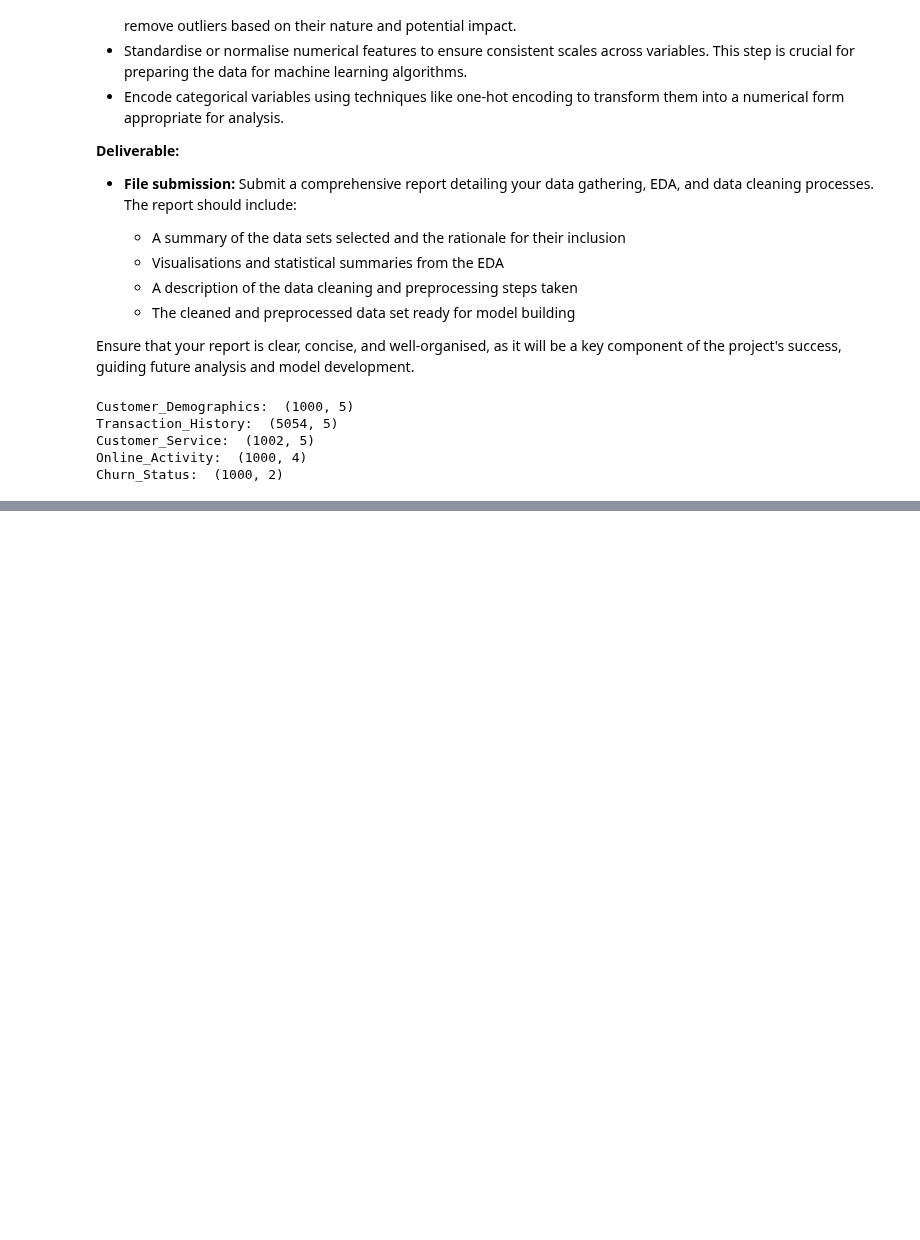
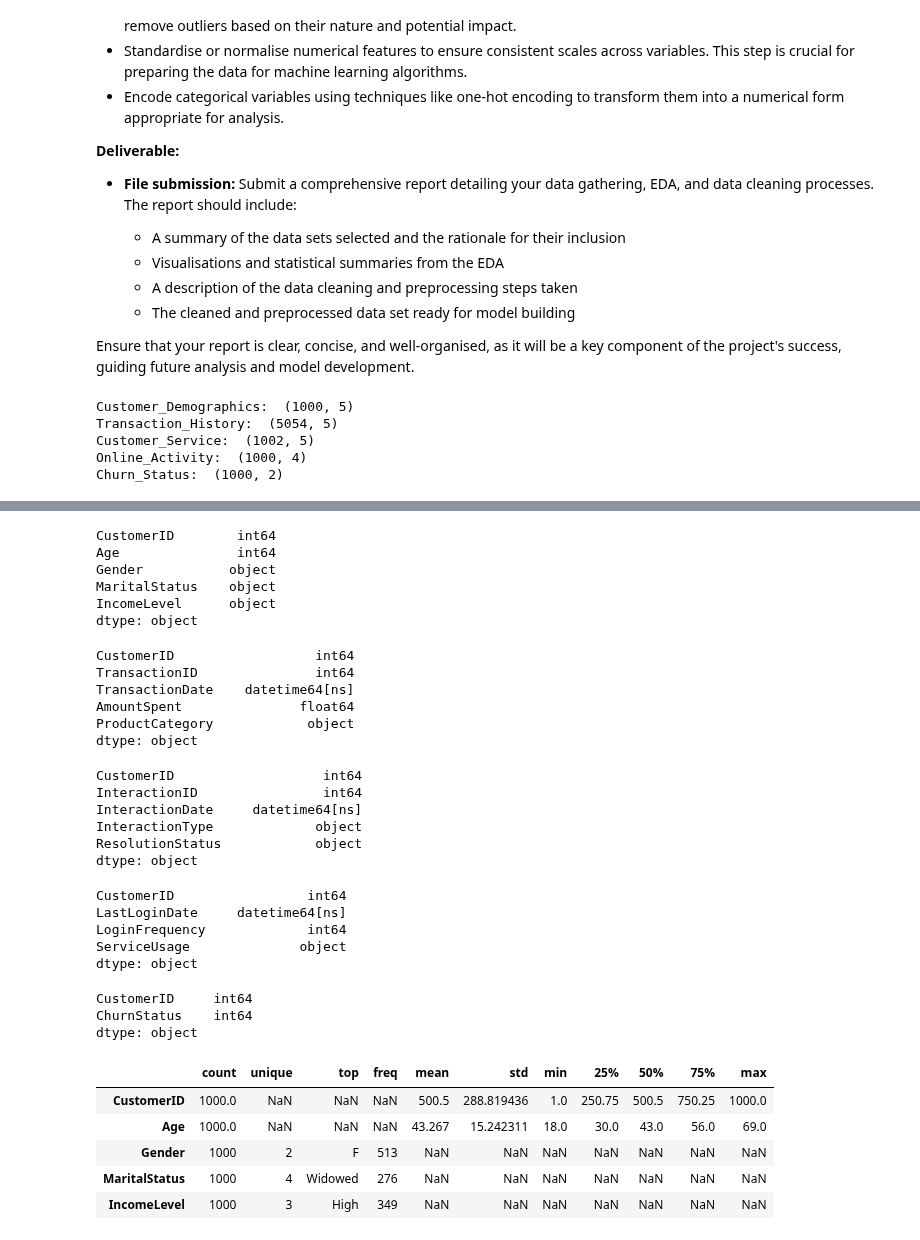
Before and after one commit to Akshay-Paunikar/Forage_Virtual_Internship_Program, a Jupyter notebook: LLYODS_BANKING_GROUP/01_Task_1_Data_gathering_and_exploratory_analysis/Task_1_Data_gathering_and_exploratory_analysis.ipynb, the cells around one changed output, grey strips where cells are left out. Saved outputs shown, nothing was run; the diff lists cells and outputs as text; code cells hidden in the pictures; blank space fills up the shorter version.

```diff
--- a/LLYODS_BANKING_GROUP/01_Task_1_Data_gathering_and_exploratory_analysis/Task_1_Data_gathering_and_exploratory_analysis.ipynb
+++ b/LLYODS_BANKING_GROUP/01_Task_1_Data_gathering_and_exploratory_analysis/Task_1_Data_gathering_and_exploratory_analysis.ipynb
@@ -234,0 +281,52 @@ Churn_Status:  (1000, 2)
+# %%
+# check the datatypes present
+customer.dtypes
+# %% [output]
+CustomerID        int64
+Age               int64
+Gender           object
+MaritalStatus    object
+IncomeLevel      object
+dtype: object
+# %%
+transaction.dtypes
+# %% [output]
+CustomerID                  int64
+TransactionID               int64
+TransactionDate    datetime64[ns]
+AmountSpent               float64
+ProductCategory            object
+dtype: object
+# %%
+service.dtypes
+# %% [output]
+CustomerID                   int64
+InteractionID                int64
+InteractionDate     datetime64[ns]
+InteractionType             object
+ResolutionStatus            object
+dtype: object
+# %%
+activity.dtypes
+# %% [output]
+CustomerID                 int64
+LastLoginDate     datetime64[ns]
+LoginFrequency             int64
+ServiceUsage              object
+dtype: object
+# %%
+churn.dtypes
+# %% [output]
+CustomerID     int64
+ChurnStatus    int64
+dtype: object
+# %%
+# descriptive statistics
+customer.describe(include='all').T
+# %% [output]
+|  | count | unique | top | freq | mean | std | min | 25% | 50% | 75% | max |
+| CustomerID | 1000.0 | NaN | NaN | NaN | 500.5 | 288.819436 | 1.0 | 250.75 | 500.5 | 750.25 | 1000.0 |
+| Age | 1000.0 | NaN | NaN | NaN | 43.267 | 15.242311 | 18.0 | 30.0 | 43.0 | 56.0 | 69.0 |
+| Gender | 1000 | 2 | F | 513 | NaN | NaN | NaN | NaN | NaN | NaN | NaN |
+| MaritalStatus | 1000 | 4 | Widowed | 276 | NaN | NaN | NaN | NaN | NaN | NaN | NaN |
+| IncomeLevel | 1000 | 3 | High | 349 | NaN | NaN | NaN | NaN | NaN | NaN | NaN |
```
Also changed, not shown: parts of 24 cells of this notebook.
